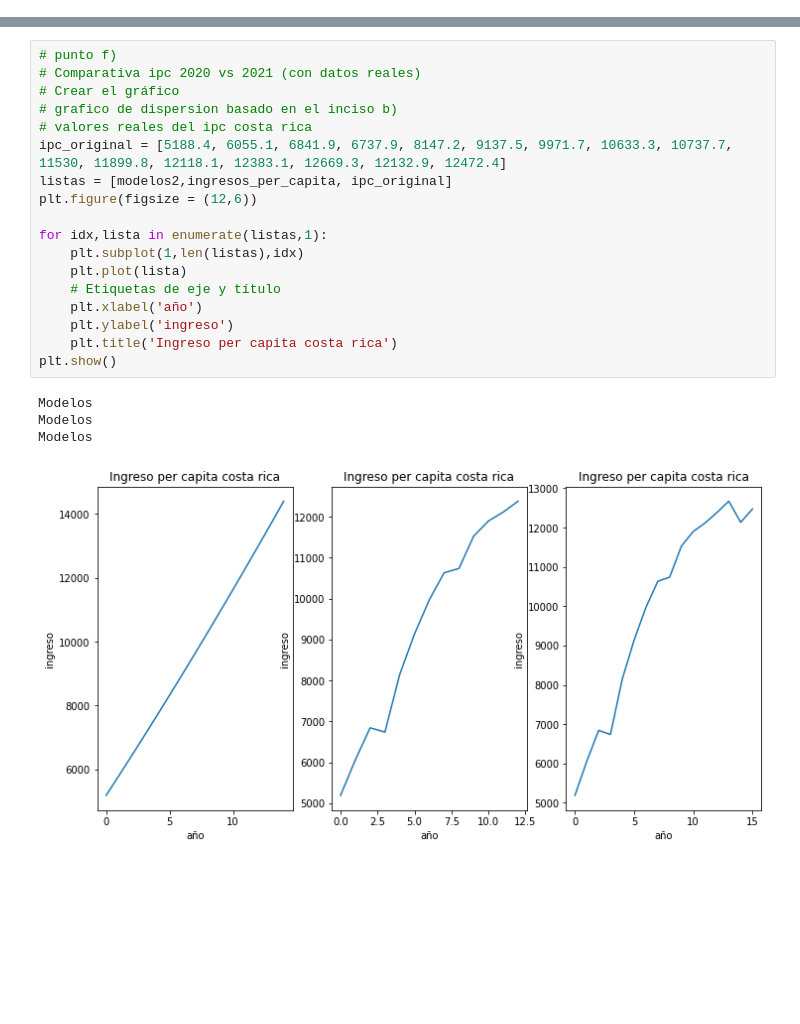
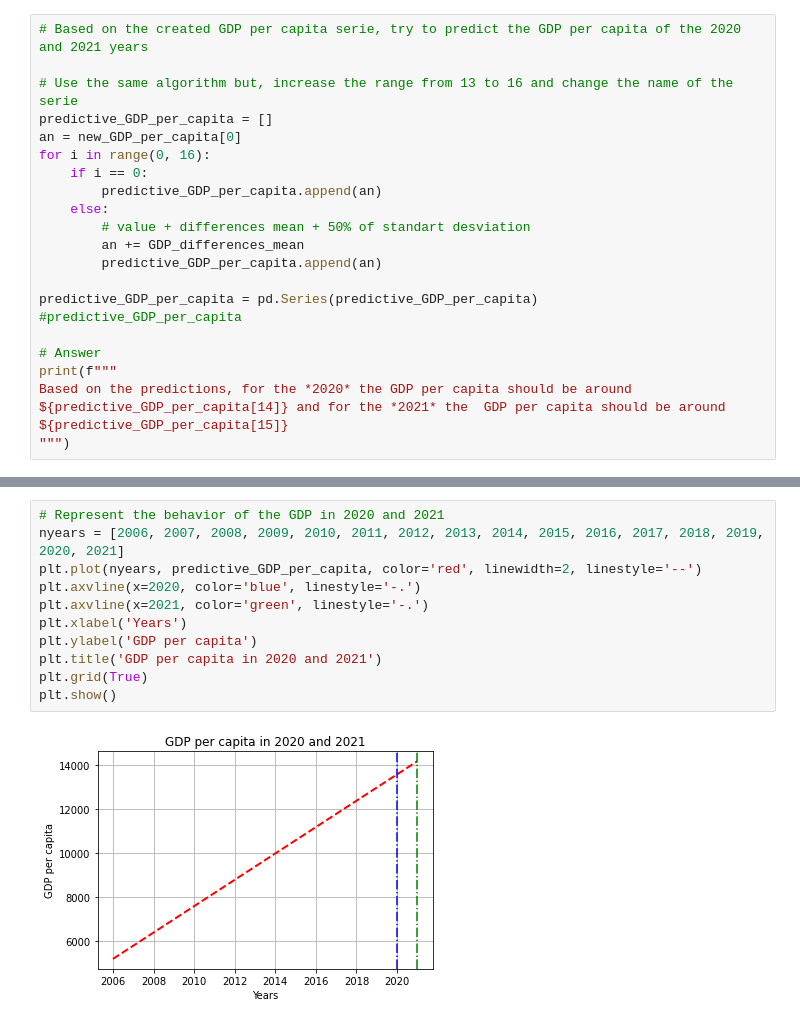
Before and after one commit to Ingoldaguilar/GDP_CostaRica, a Jupyter notebook: Act1.ipynb, the cells around one changed output, grey strips where cells are left out. Saved outputs shown, nothing was run; the diff lists cells and outputs as text; blank space fills up the shorter version.

```diff
--- a/Act1.ipynb
+++ b/Act1.ipynb
@@ -146,0 +59,21 @@ Ingreso estimado año 2021: 12383.1
+# %%
+# Based on the created GDP per capita serie, try to predict the GDP per capita of the 2020 and 2021 years
+
+# Use the same algorithm but, increase the range from 13 to 16 and change the name of the serie
+predictive_GDP_per_capita = []
+an = new_GDP_per_capita[0]
+for i in range(0, 16):
+    if i == 0:
+        predictive_GDP_per_capita.append(an)
+    else:
+        # value + differences mean + 50% of standart desviation
+        an += GDP_differences_mean
+        predictive_GDP_per_capita.append(an)
+
+predictive_GDP_per_capita = pd.Series(predictive_GDP_per_capita)
+#predictive_GDP_per_capita
+
+# Answer
+print(f"""
+Based on the predictions, for the *2020* the GDP per capita should be around ${predictive_GDP_per_capita[14]} and for the *2021* the  GDP per capita should be around ${predictive_GDP_per_capita[15]}
+""")
@@ -163,23 +119,13 @@ plt.show()
-# %%
-# punto f)
-# Comparativa ipc 2020 vs 2021 (con datos reales)
-# Crear el gráfico
-# grafico de dispersion basado en el inciso b)
-# valores reales del ipc costa rica
-ipc_original = [5188.4, 6055.1, 6841.9, 6737.9, 8147.2, 9137.5, 9971.7, 10633.3, 10737.7, 11530, 11899.8, 12118.1, 12383.1, 12669.3, 12132.9, 12472.4]
-listas = [modelos2,ingresos_per_capita, ipc_original]
-plt.figure(figsize = (12,6))
-
-for idx,lista in enumerate(listas,1):
-    plt.subplot(1,len(listas),idx)
-    plt.plot(lista)
-    # Etiquetas de eje y título
-    plt.xlabel('año')
-    plt.ylabel('ingreso')
-    plt.title('Ingreso per capita costa rica')
-plt.show()
-# %% [output]
-Modelos
-Modelos
-Modelos
-[figure, removed]
+# %%
+# Represent the behavior of the GDP in 2020 and 2021
+nyears = [2006, 2007, 2008, 2009, 2010, 2011, 2012, 2013, 2014, 2015, 2016, 2017, 2018, 2019, 2020, 2021]
+plt.plot(nyears, predictive_GDP_per_capita, color='red', linewidth=2, linestyle='--')
+plt.axvline(x=2020, color='blue', linestyle='-.')
+plt.axvline(x=2021, color='green', linestyle='-.')
+plt.xlabel('Years')
+plt.ylabel('GDP per capita')
+plt.title('GDP per capita in 2020 and 2021')
+plt.grid(True)
+plt.show()
+# %% [output]
+[figure, added]
```
Also changed, not shown: parts of 18 cells of this notebook.
